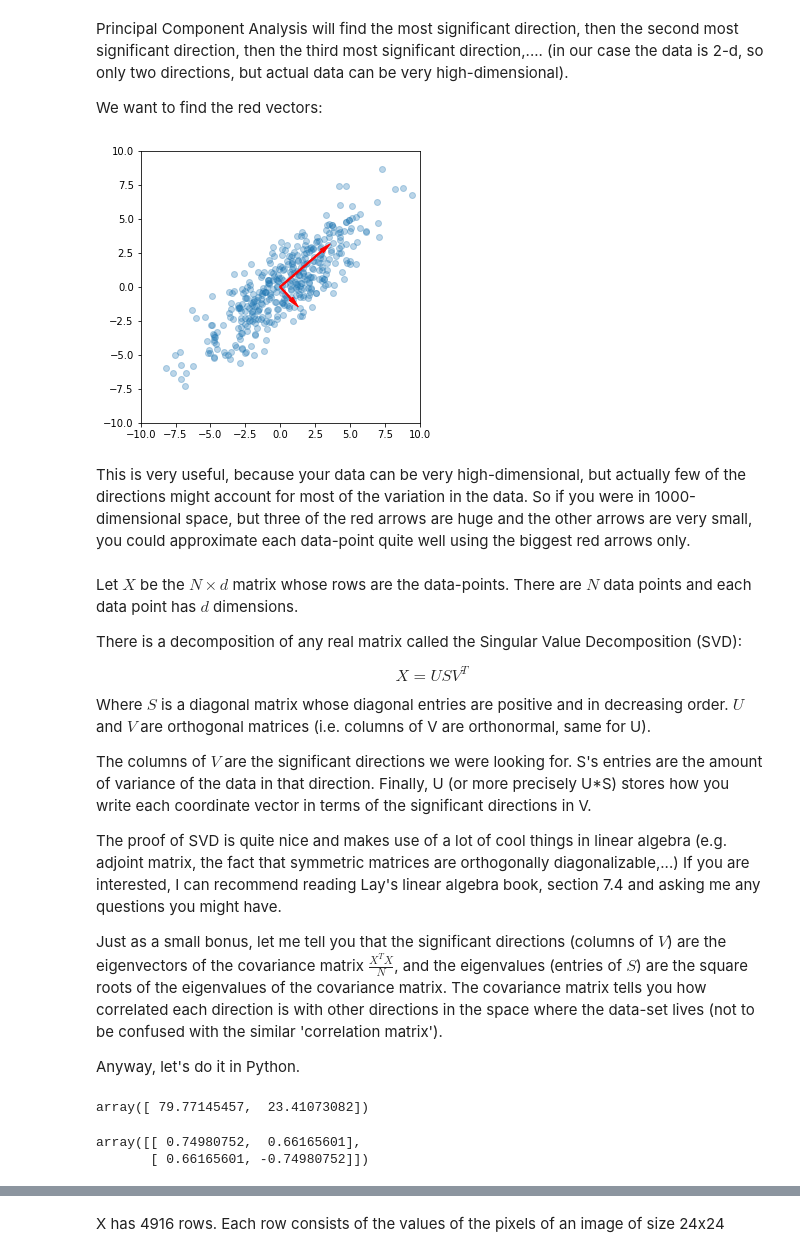
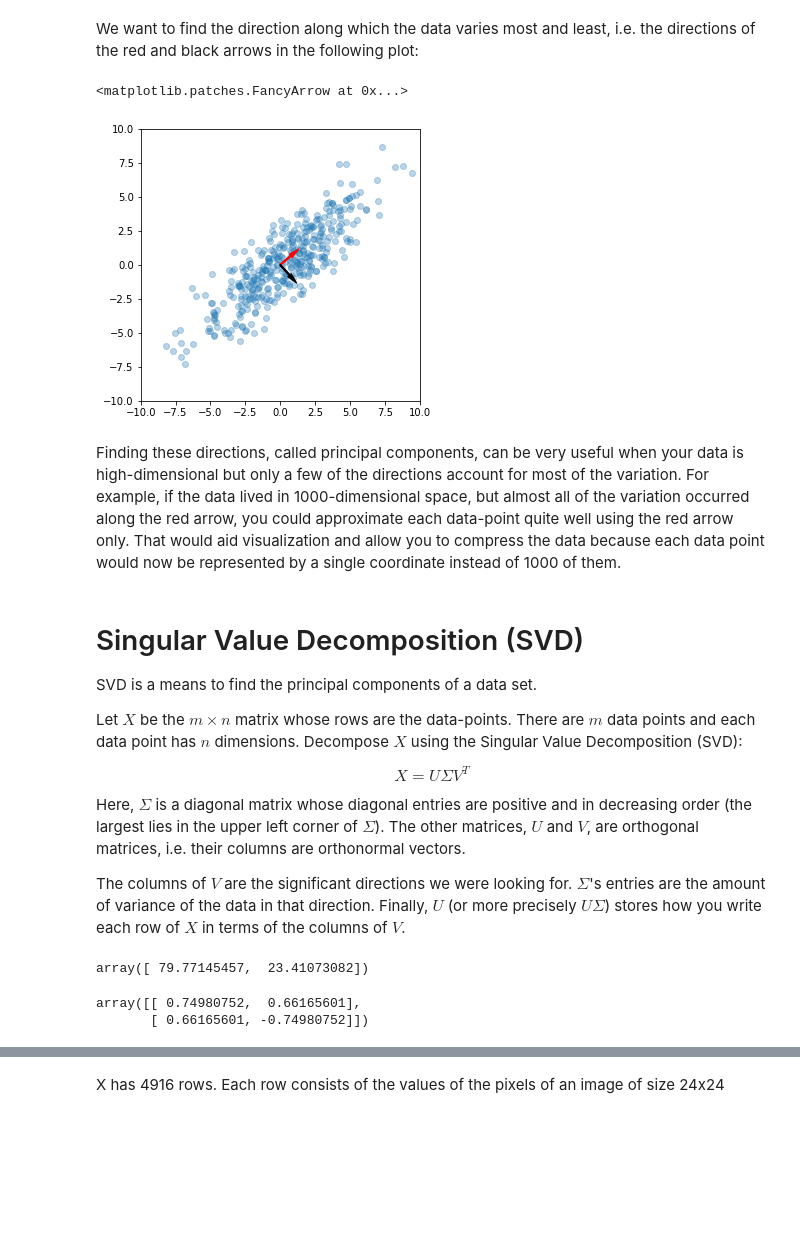
Before and after one commit to petermchale/math9, a Jupyter notebook: lectures/Lecture25.ipynb, the cells around one changed output, grey strips where cells are left out. Drawn from its saved outputs; the diff is of its cells as text; code cells hidden in the pictures; blank space fills up the shorter version.

```diff
--- a/lectures/Lecture25.ipynb
+++ b/lectures/Lecture25.ipynb
@@ -32,21 +20,18 @@ plt.savefig("PCA_X", transparent=True, dpi=300)
 [figure]
-# %% [markdown]
-Principal Component Analysis will find the most significant direction, then the second most significant direction, then the third most significant direction,.... (in our case the data is 2-d, so only two directions, but actual data can be very high-dimensional).
-
-We want to find the red vectors:
+# %% [markdown]
+We want to find the direction along which the data varies most and least, i.e. the directions of the red and black arrows in the following plot:
 # %%
-# v1 = np.array([ 0.74980752,  0.66165601]) * 79.77145457 / 20
-# v2 = np.array([ 0.66165601, -0.74980752]) * 23.41073082 / 20
-v1 = [ 2.99066183,  2.63906312]
-v2 = [ 0.77449254, -0.8776771 ]
+# we'll compute these vectors later
+v1 = [ 0.74980752,  0.66165601]
+v2 = [ 0.66165601, -0.74980752]
 
 plt.figure(figsize=(5,5))
 plt.axis([-10,10,-10,10])
 plt.scatter(X[:,0], X[:,1], alpha=0.3)
 plt.arrow(0, 0, v1[0], v1[1], width=0.1, head_width=0.34, head_length=0.8, color="red")
-plt.arrow(0, 0, v2[0], v2[1], width=0.1, head_width=0.34, head_length=0.8, color="red")
-plt.savefig("PCA_comps", transparent=True, dpi=300)
+plt.arrow(0, 0, v2[0], v2[1], width=0.1, head_width=0.34, head_length=0.8, color="black")
 # %% [output]
+<matplotlib.patches.FancyArrow at 0x...>
-[figure, old version]
+[figure, new version]
 # %% [markdown]
-This is very useful, because your data can be very high-dimensional, but actually few of the directions might account for most of the variation in the data. So if you were in 1000-dimensional space, but three of the red arrows are huge and the other arrows are very small, you could approximate each data-point quite well using the biggest red arrows only.
+Finding these directions, called principal components, can be very useful when your data is high-dimensional but only a few of the directions account for most of the variation. For example, if the data lived in 1000-dimensional space, but almost all of the variation occurred along the red arrow, you could approximate each data-point quite well using the red arrow only. That would aid visualization and allow you to compress the data because each data point would now be represented by a single coordinate instead of 1000 of them.
@@ -61,17 +38,13 @@ This is very useful, because your data can be very high-dimensional, but actuall
 # %% [markdown]
-Let $X$ be the $N\times d$ matrix whose rows are the data-points. There are $N$ data points and each data point has $d$ dimensions.
+# Singular Value Decomposition (SVD)
 
-There is a decomposition of any real matrix called the Singular Value Decomposition (SVD):
+SVD is a means to find the principal components of a data set.
 
-$$X = U S V^T$$
+Let $X$ be the $m\times n$ matrix whose rows are the data-points. There are $m$ data points and each data point has $n$ dimensions. Decompose $X$ using the Singular Value Decomposition (SVD):
 
-Where $S$ is a diagonal matrix whose diagonal entries are positive and in decreasing order. $U$ and $V$ are orthogonal matrices (i.e. columns of V are orthonormal, same for U).
+$$X = U \Sigma V^T$$
 
-The columns of $V$ are the significant directions we were looking for. S's entries are the amount of variance of the data in that direction. Finally, U (or more precisely U*S) stores how you write each coordinate vector in terms of the significant directions in V.
+Here, $\Sigma$ is a diagonal matrix whose diagonal entries are positive and in decreasing order (the largest lies in the upper left corner of $\Sigma$). The other matrices, $U$ and $V$, are orthogonal matrices, i.e. their columns are orthonormal vectors.
 
-The proof of SVD is quite nice and makes use of a lot of cool things in linear algebra (e.g. adjoint matrix, the fact that symmetric matrices are orthogonally diagonalizable,...) If you are interested, I can recommend reading Lay's linear algebra book, section 7.4 and asking me any questions you might have.
-
-Just as a small bonus, let me tell you that the significant directions (columns of $V$) are the eigenvectors of the covariance matrix $\frac{X^T X}{N}$, and the eigenvalues (entries of $S$) are the square roots of the eigenvalues of the covariance matrix. The covariance matrix tells you how correlated each direction is with other directions in the space where the data-set lives (not to be confused with the similar 'correlation matrix').
-
-Anyway, let's do it in Python.
+The columns of $V$ are the significant directions we were looking for. $\Sigma$'s entries are the amount of variance of the data in that direction. Finally, $U$ (or more precisely $U\Sigma$) stores how you write each row of $X$ in terms of the columns of $V$.
 # %%
@@ -79,9 +54,9 @@ U, s, Vt = scipy.linalg.svd(X)
-# %%
-s
-# %% [output]
-array([ 79.77145457,  23.41073082])
-# %%
-Vt
-# %% [output]
-array([[ 0.74980752,  0.66165601],
-       [ 0.66165601, -0.74980752]])
+# %%
+sigma # diagonal elements of matrix Sigma
+# %% [output]
+array([ 79.77145457,  23.41073082])
+# %%
+Vt # transpose of matrix V
+# %% [output]
+array([[ 0.74980752,  0.66165601],
+       [ 0.66165601, -0.74980752]])
```
Also changed, not shown: parts of 57 cells of this notebook, 3 other files.
